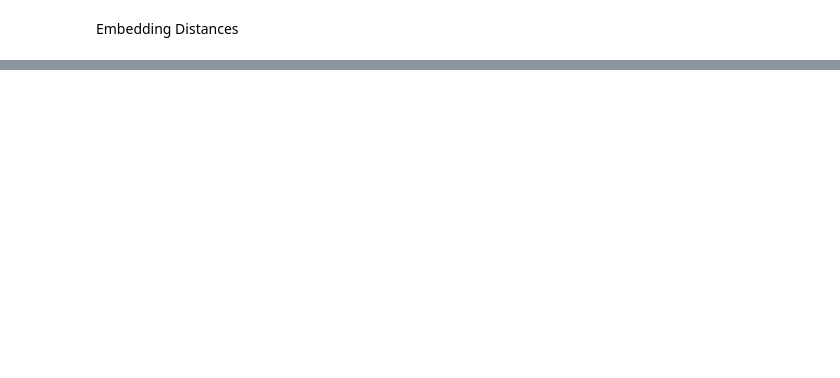
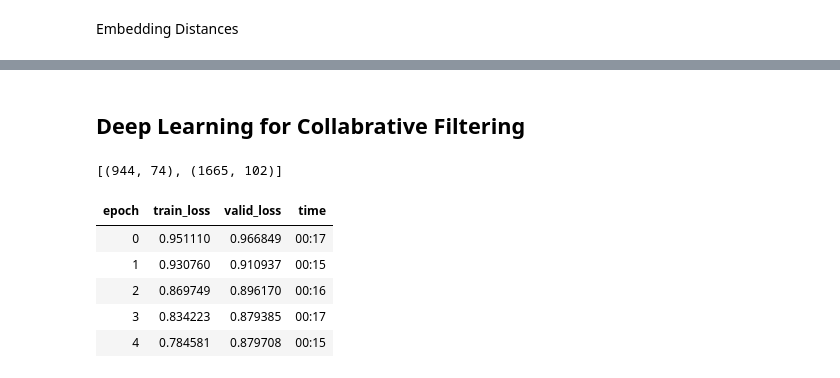
Before and after one commit to mtm-007/Recommeder-Systems, a Jupyter notebook: colabrative_filterig_fastai.ipynb, the cells around one changed output, grey strips where cells are left out. Saved outputs shown, nothing was run; the diff lists cells and outputs as text; code cells hidden in the pictures; blank space fills up the shorter version.

```diff
--- a/colabrative_filterig_fastai.ipynb
+++ b/colabrative_filterig_fastai.ipynb
@@ -364,0 +363,35 @@ dls.classes['title'][idx]
+# %% [markdown]
+## Deep Learning for Collabrative Filtering
+# %%
+# fastai has a rule of thumb for what size of latent factors (size of the embedding) to use - get_emb_sz
+embs = get_emb_sz(dls)
+embs
+# %% [output]
+[(944, 74), (1665, 102)]
+# %%
+class CollabNN(Module):
+  def __init__(self, user_sz, item_sz, y_range=(0,5.5), n_act=100):
+    self.user_factors = Embedding(*user_sz)
+    self.item_factors = Embedding(*item_sz)
+    self.layers = nn.Sequential(
+        nn.Linear(user_sz[1] + item_sz[1],n_act),
+        nn.ReLU(),
+        nn.Linear(n_act,1))
+    self.y_range = y_range
+
+  def forward(self,x):
+    embs = self.user_factors(x[:,0]), self.item_factors(x[:,1])
+    x = self.layers(torch.cat(embs,dim=1))
+    return sigmoid_range(x,*self.y_range)
+# %%
+model = CollabNN(*embs)
+# %%
+learn = Learner(dls, model, loss_func = MSELossFlat())
+learn.fit_one_cycle(5, 5e-3, wd=0.1)
+# %% [output]
+| epoch | train_loss | valid_loss | time |
+| 0 | 0.951110 | 0.966849 | 00:17 |
+| 1 | 0.930760 | 0.910937 | 00:15 |
+| 2 | 0.869749 | 0.896170 | 00:16 |
+| 3 | 0.834223 | 0.879385 | 00:17 |
+| 4 | 0.784581 | 0.879708 | 00:15 |
```
Also changed, not shown: parts of 12 cells of this notebook.
